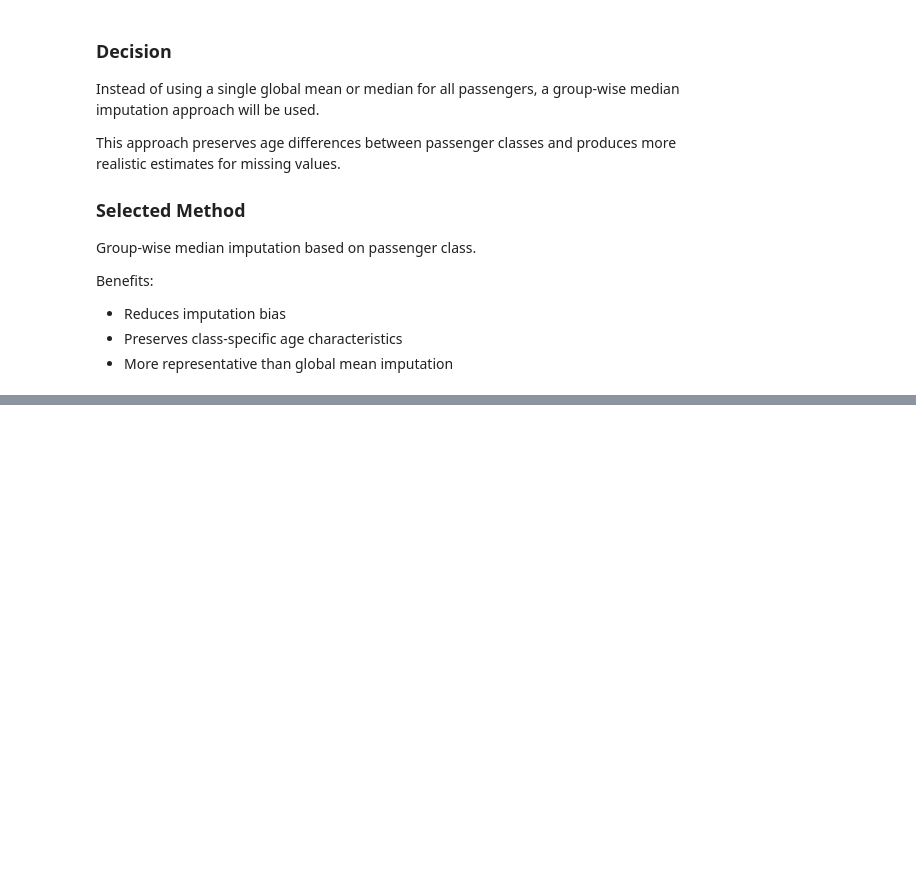
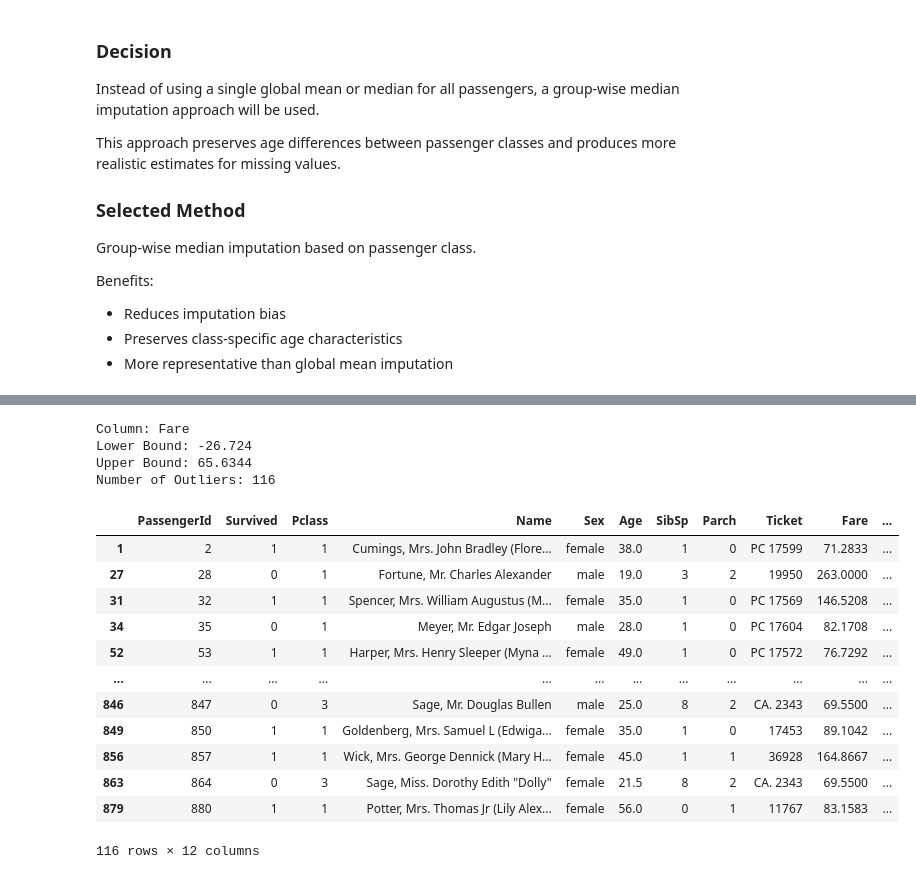
Before and after one commit to AlwinVJ/titanic_preprocessing, a Jupyter notebook: notebook/preprocessing.ipynb, the cells around one changed output, grey strips where cells are left out. Saved outputs shown, nothing was run; the diff lists cells and outputs as text; code cells hidden in the pictures; blank space fills up the shorter version.

```diff
--- a/notebook/preprocessing.ipynb
+++ b/notebook/preprocessing.ipynb
@@ -440,0 +558,20 @@ Benefits:
+# %%
+detect_outliers_iqr(df, "Fare")
+# %% [output]
+Column: Fare
+Lower Bound: -26.724
+Upper Bound: 65.6344
+Number of Outliers: 116
+|  | PassengerId | Survived | Pclass | Name | Sex | Age | SibSp | Parch | Ticket | Fare | ... |
+| 1 | 2 | 1 | 1 | Cumings, Mrs. John Bradley (Flore... | female | 38.0 | 1 | 0 | PC 17599 | 71.2833 | ... |
+| 27 | 28 | 0 | 1 | Fortune, Mr. Charles Alexander | male | 19.0 | 3 | 2 | 19950 | 263.0000 | ... |
+| 31 | 32 | 1 | 1 | Spencer, Mrs. William Augustus (M... | female | 35.0 | 1 | 0 | PC 17569 | 146.5208 | ... |
+| 34 | 35 | 0 | 1 | Meyer, Mr. Edgar Joseph | male | 28.0 | 1 | 0 | PC 17604 | 82.1708 | ... |
+| 52 | 53 | 1 | 1 | Harper, Mrs. Henry Sleeper (Myna ... | female | 49.0 | 1 | 0 | PC 17572 | 76.7292 | ... |
+| ... | ... | ... | ... | ... | ... | ... | ... | ... | ... | ... | ... |
+| 846 | 847 | 0 | 3 | Sage, Mr. Douglas Bullen | male | 25.0 | 8 | 2 | CA. 2343 | 69.5500 | ... |
+| 849 | 850 | 1 | 1 | Goldenberg, Mrs. Samuel L (Edwiga... | female | 35.0 | 1 | 0 | 17453 | 89.1042 | ... |
+| 856 | 857 | 1 | 1 | Wick, Mrs. George Dennick (Mary H... | female | 45.0 | 1 | 1 | 36928 | 164.8667 | ... |
+| 863 | 864 | 0 | 3 | Sage, Miss. Dorothy Edith "Dolly" | female | 21.5 | 8 | 2 | CA. 2343 | 69.5500 | ... |
+| 879 | 880 | 1 | 1 | Potter, Mrs. Thomas Jr (Lily Alex... | female | 56.0 | 0 | 1 | 11767 | 83.1583 | ... |
+116 rows × 12 columns
```
Also changed, not shown: parts of 10 cells of this notebook.
